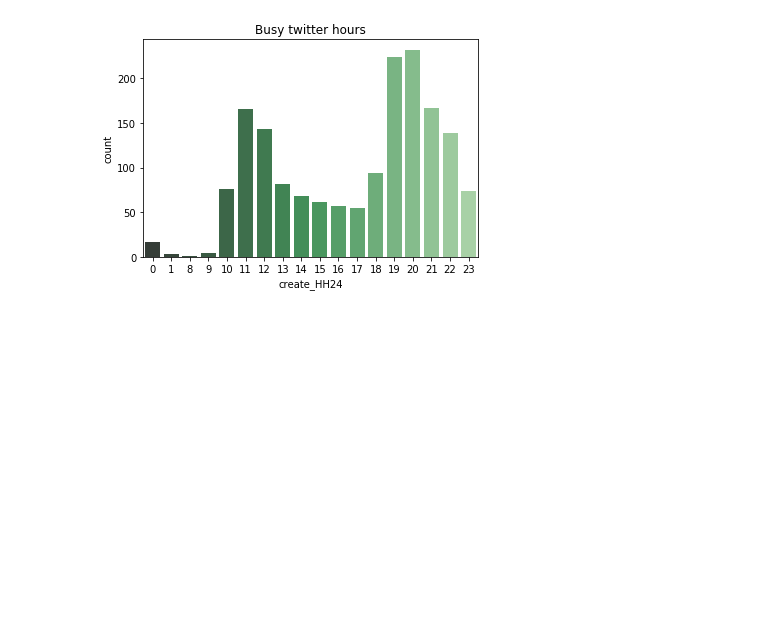
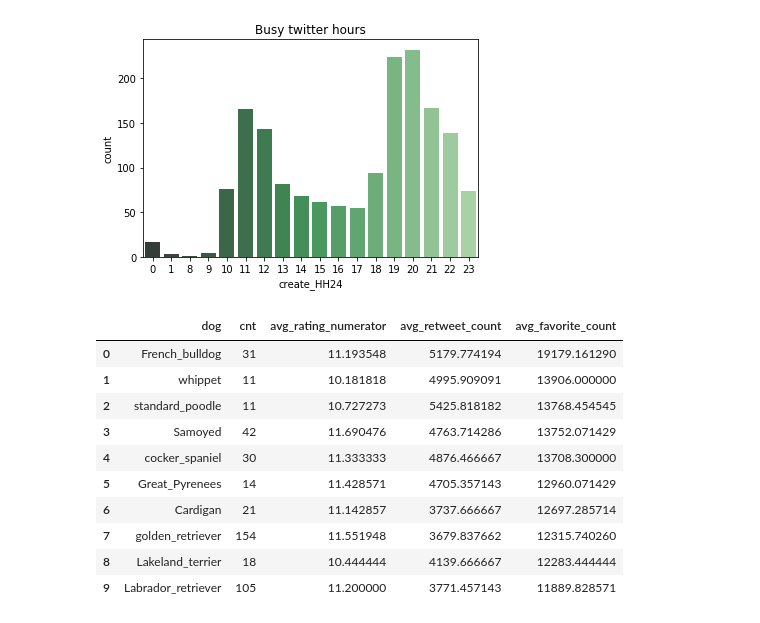
Before and after one commit to teragotti/DAND_data_wrangling, a Jupyter notebook: wrangle_act.ipynb, the cells around one changed output. Drawn from its saved outputs; the diff is of its cells as text; code cells hidden in the pictures; blank space fills up the shorter version.

```diff
--- a/wrangle_act.ipynb
+++ b/wrangle_act.ipynb
@@ -1075,3 +985,34 @@ ax.set_title('Busy twitter hours')
 plt.show()
 # %% [output]
 [figure]
+# %%
+pysqldf = lambda q: sqldf(q, globals())
+
+q = """
+SELECT
+ dog
+,count(*) as cnt
+,avg(rating_numerator) as avg_rating_numerator
+,avg(retweet_count) as avg_retweet_count
+,avg(favorite_count) as avg_favorite_count
+FROM df_master
+GROUP BY 1
+having cnt>10
+ORDER BY avg_favorite_count desc
+;
+"""
+# %%
+df_dog = pysqldf(q)
+df_dog.head(10)
+# %% [output]
+|  | dog | cnt | avg_rating_numerator | avg_retweet_count | avg_favorite_count |
+| 0 | French_bulldog | 31 | 11.193548 | 5179.774194 | 19179.161290 |
+| 1 | whippet | 11 | 10.181818 | 4995.909091 | 13906.000000 |
+| 2 | standard_poodle | 11 | 10.727273 | 5425.818182 | 13768.454545 |
+| 3 | Samoyed | 42 | 11.690476 | 4763.714286 | 13752.071429 |
+| 4 | cocker_spaniel | 30 | 11.333333 | 4876.466667 | 13708.300000 |
+| 5 | Great_Pyrenees | 14 | 11.428571 | 4705.357143 | 12960.071429 |
+| 6 | Cardigan | 21 | 11.142857 | 3737.666667 | 12697.285714 |
+| 7 | golden_retriever | 154 | 11.551948 | 3679.837662 | 12315.740260 |
+| 8 | Lakeland_terrier | 18 | 10.444444 | 4139.666667 | 12283.444444 |
+| 9 | Labrador_retriever | 105 | 11.200000 | 3771.457143 | 11889.828571 |
```
Also changed, not shown: parts of 18 cells of this notebook, 1 other file.
